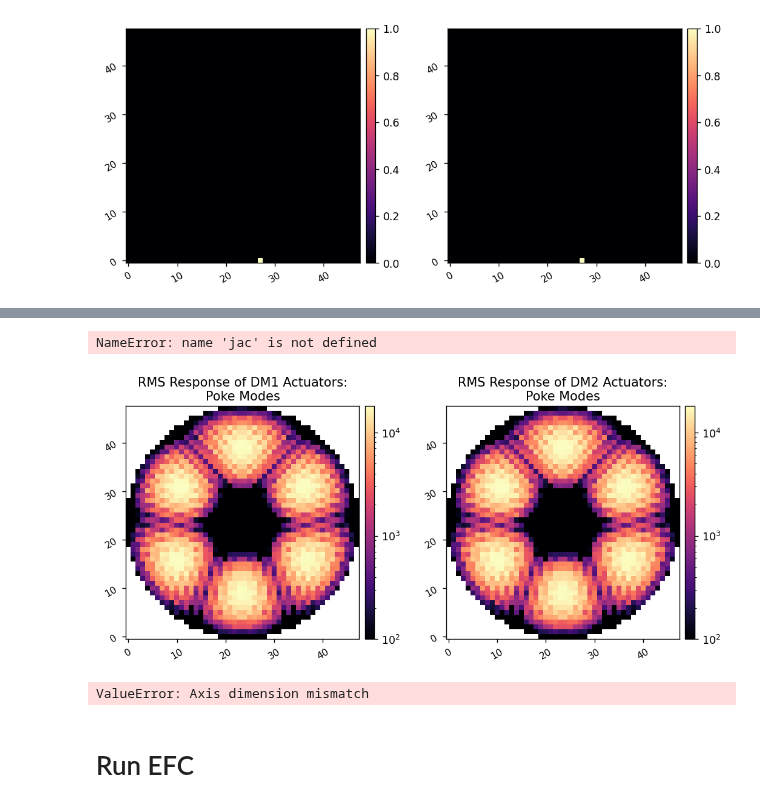
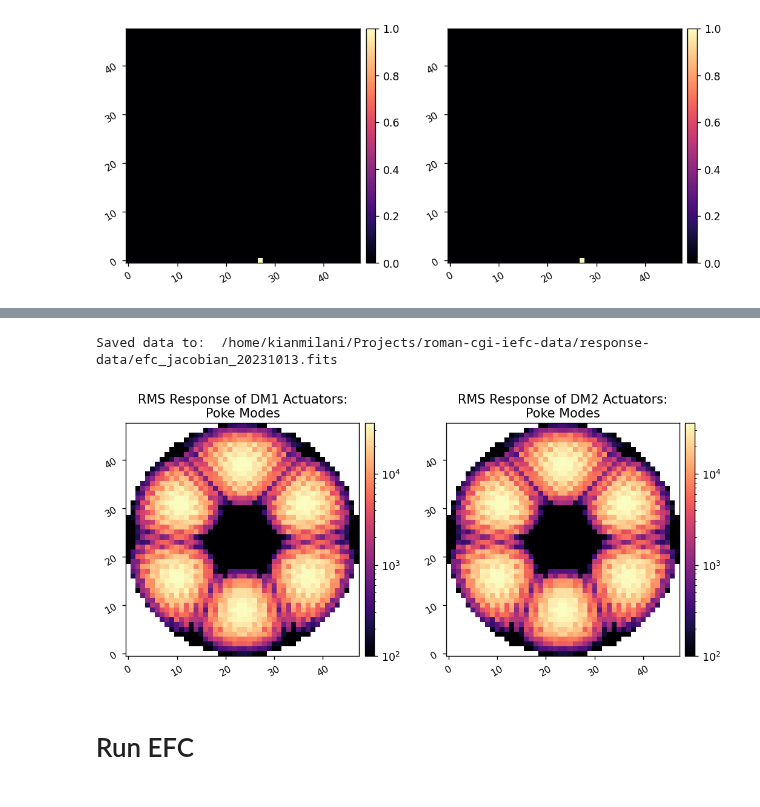
Before and after one commit to kian1377/roman-cgi-iefc, a Jupyter notebook: efc_2dm_spc_wide_825_poke_modes.ipynb, the cells around one changed output, grey strips where cells are left out. Saved outputs shown, nothing was run; the diff lists cells and outputs as text; code cells hidden in the pictures.

```diff
--- a/efc_2dm_spc_wide_825_poke_modes.ipynb
+++ b/efc_2dm_spc_wide_825_poke_modes.ipynb
@@ -88,9 +88,3 @@ imshow2(calib_modes[i,:mode.Nact**2].reshape(mode.Nact,mode.Nact), calib_modes[i
 # %% [output]
 (3608, 4608)
 [figure]
-# %%
-calib_modes = utils.create_hadamard_modes(mode.dm_mask, ndms=2)
-Nmodes = calib_modes.shape[0]
-print(calib_modes.shape)
-i = 8
-imshow2(calib_modes[i,:mode.Nact**2].reshape(mode.Nact,mode.Nact), calib_modes[i+2048,mode.Nact**2:].reshape(mode.Nact,mode.Nact))
@@ -115,37 +107,26 @@ jac = efc_2dm.build_jacobian(mode, calib_amp, calib_modes, control_mask,
 # %%
-utils.save_fits(response_dir/f'efc_jacobian_{20231009}.fits', jac)
+utils.save_fits(response_dir/f'efc_jacobian_{20231013}.fits', jac)
 # %% [output]
-NameError: name 'jac' is not defined
+Saved data to:  /home/kianmilani/Projects/roman-cgi-iefc-data/response-data/efc_jacobian_20231013.fits
 # %%
-date = 20231008
+# date = 20231008
+date = 20231013
 response_matrix = xp.array(fits.getdata(response_dir/f'efc_jacobian_{date}.fits'))
+
+# date= 20231009
+# response_matrix = xp.array(fits.getdata(response_dir/f'efc_jacobian_hadamard_{date}.fits'))
 
 responses = response_matrix[::2] + 1j*response_matrix[1::2]
 
 dm_response = xp.sqrt(xp.mean(xp.abs(responses.dot(xp.array(calib_modes)))**2, axis=0))
 dm1_response = dm_response[:mode.Nact**2].reshape(mode.Nact, mode.Nact)
 dm2_response = dm_response[:mode.Nact**2].reshape(mode.Nact, mode.Nact)
 imshow2(dm1_response, dm2_response,
         'RMS Response of DM1 Actuators:\nPoke Modes', 'RMS Response of DM2 Actuators:\nPoke Modes',
         lognorm=True, vmin1=1e2, vmin2=1e2,
         )
 # %% [output]
-[figure, old version]
+[figure, new version]
-# %%
-date= 20231009
-response_matrix = xp.array(fits.getdata(response_dir/f'efc_jacobian_hadamard_{date}.fits'))
-
-responses = response_matrix[::2] + 1j*response_matrix[1::2]
-
-dm_response = xp.sqrt(xp.mean(xp.abs(responses.dot(xp.array(calib_modes)))**2, axis=0))
-dm1_response = dm_response[:mode.Nact**2].reshape(mode.Nact, mode.Nact)
-dm2_response = dm_response[:mode.Nact**2].reshape(mode.Nact, mode.Nact)
-imshow2(dm1_response, dm2_response,
-        'RMS Response of DM1 Actuators:\nPoke Modes', 'RMS Response of DM2 Actuators:\nPoke Modes',
-        lognorm=True, vmin1=1e2, vmin2=1e2,
-        )
-# %% [output]
-ValueError: Axis dimension mismatch
 # %% [markdown]
 # Run EFC
 # %%
```
Also changed, not shown: parts of 13 cells of this notebook, 15 other files.
